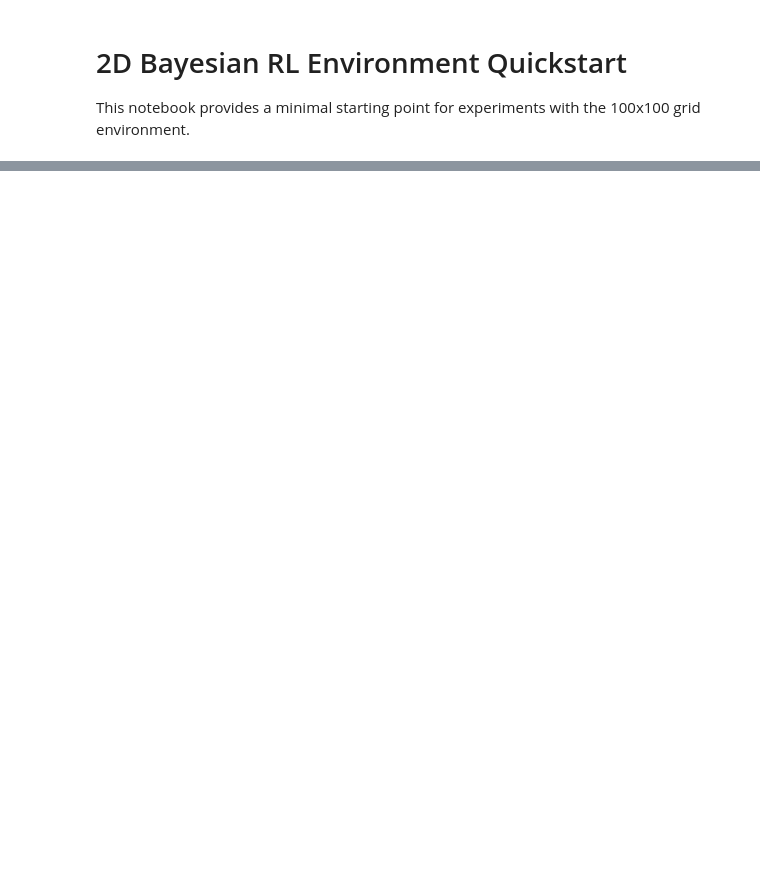
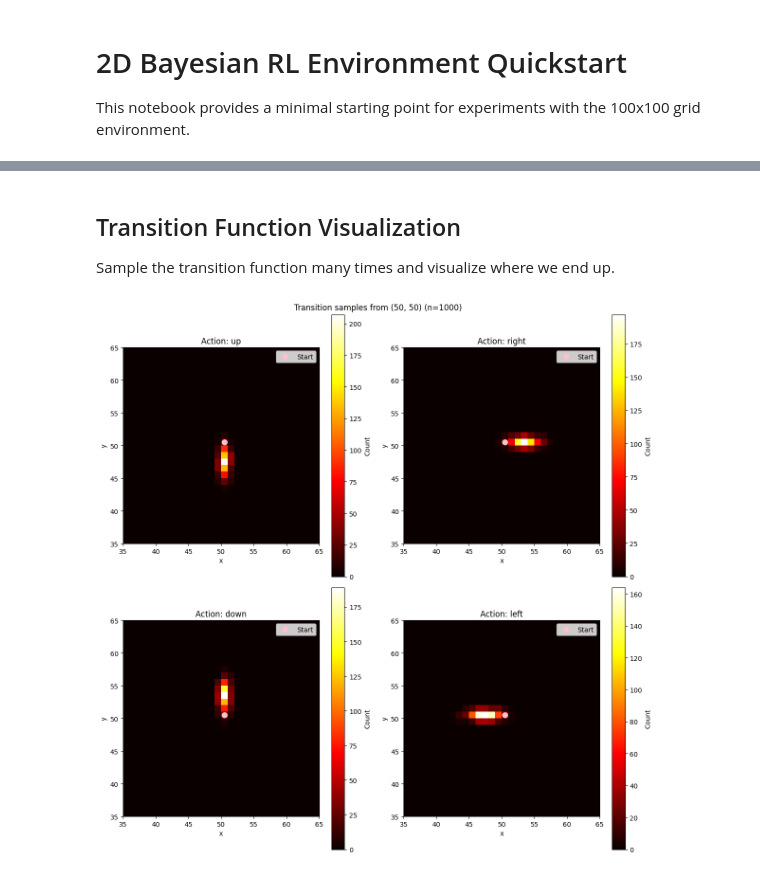
Before and after one commit to ThijsvSchaik/BayesianRLunderUncertainty, a Jupyter notebook: notebooks/environment_quickstart.ipynb, the cells around one changed output, grey strips where cells are left out. Saved outputs shown, nothing was run; the diff lists cells and outputs as text; code cells hidden in the pictures; blank space fills up the shorter version.

```diff
--- a/notebooks/environment_quickstart.ipynb
+++ b/notebooks/environment_quickstart.ipynb
@@ -22,6 +19,0 @@ state, reward, done, info
-# %%
-ax = env.plot_reward_map()
-ax.figure.tight_layout()
-# %%
-ax = env.plot_unsafe_states()
-ax.figure.tight_layout()
@@ -27,0 +28,46 @@ ax.figure.tight_layout()
+# %% [markdown]
+## Transition Function Visualization
+Sample the transition function many times and visualize where we end up.
+# %%
+# Sample transition function many times and count outcomes
+start_state = (50, 50)
+n_samples = 1000
+
+# Actions: [up, right, down, left]
+actions = {
+    'up': (0, -1),
+    'right': (1, 0),
+    'down': (0, 1),
+    'left': (-1, 0),
+}
+
+fig, axs = plt.subplots(2, 2, figsize=(12, 12))
+axs = axs.flatten()
+
+for ax, (action_name, action) in zip(axs, actions.items()):
+    # Count where we end up
+    counts = np.zeros((100, 100))
+    for _ in range(n_samples):
+        x, y = env.transition(start_state, action)
+        counts[y, x] += 1
+
+    zoom = 15
+    x0, y0 = start_state
+    x_min, x_max = max(0, x0 - zoom), min(100, x0 + zoom)
+    y_min, y_max = max(0, y0 - zoom), min(100, y0 + zoom)
+
+    zoomed = counts[y_min:y_max, x_min:x_max]
+
+    im = ax.imshow(zoomed, cmap='hot', origin='lower',
+                   extent=[x_min, x_max, y_min, y_max])
+    ax.plot(x0 + 0.5, y0 + 0.5, 'o', markersize=8, label='Start', color='pink')
+    ax.set_title(f"Action: {action_name}")
+    ax.set_xlabel('x')
+    ax.set_ylabel('y')
+    ax.legend()
+    plt.colorbar(im, ax=ax, label='Count')
+
+plt.suptitle(f'Transition samples from {start_state} (n={n_samples})')
+plt.tight_layout()
+# %% [output]
+[figure, added]
```
Also changed, not shown: parts of 5 cells of this notebook, 6 other files.
